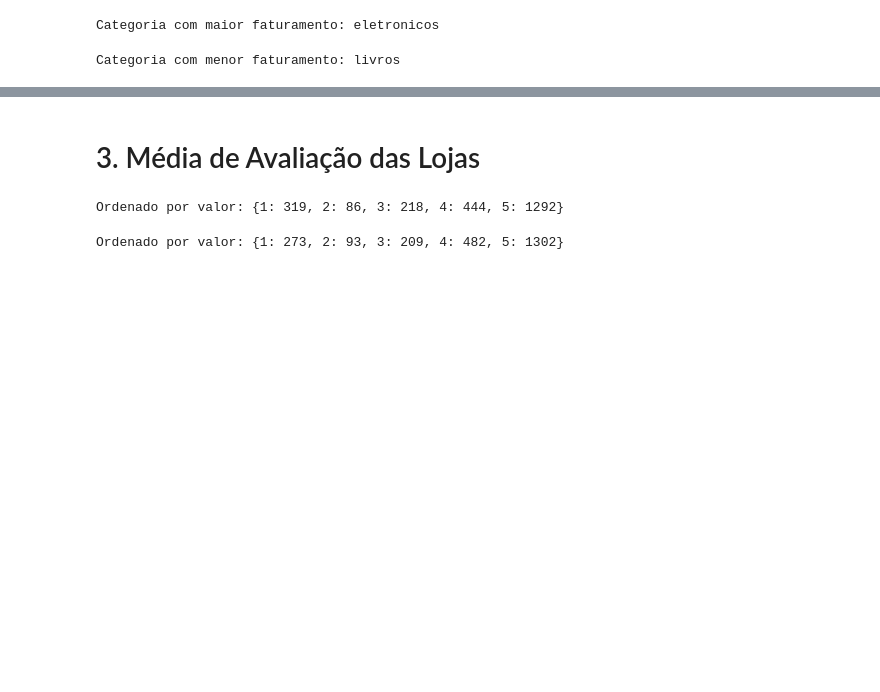
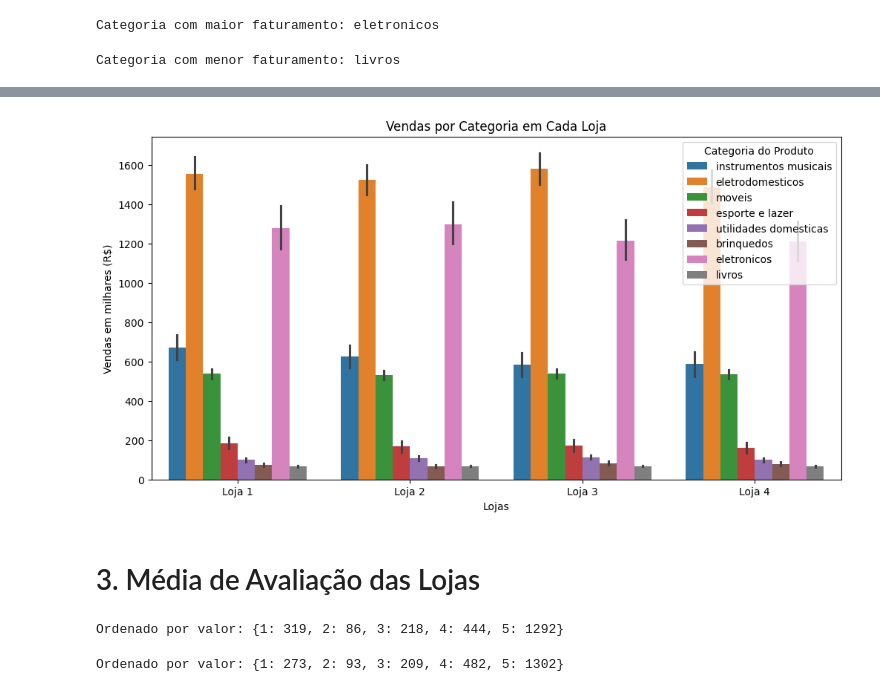
Before and after one commit to sanemar/desafio-ds, a Jupyter notebook: AluraStoreBr.ipynb, the cells around one changed output, grey strips where cells are left out. Saved outputs shown, nothing was run; the diff lists cells and outputs as text; code cells hidden in the pictures; blank space fills up the shorter version.

```diff
--- a/AluraStoreBr.ipynb
+++ b/AluraStoreBr.ipynb
@@ -666,3 +723,29 @@ plt.show()
+# %%
+import seaborn as sns
+
+#Esse gráfico ajuda a entender quais categorias de produtos são mais rentáveis em cada loja, baseando-se em alguns fatores:
+#Faturamento total de cada loja - lojas com maior faturamento são mais lucrativas
+#Quantidade de pedidos por loja - lojas com maior número de pedidos indica uma base de clientes sólida.
+#Ticket médio - o valor médio dos pedidos e tem relação com a lucratividade da loja
+
+# Gráfico de barras: Vendas por Categoria em cada Loja
+
+todas_lojas_df = pd.concat([loja1, loja2, loja3, loja4], ignore_index=True)
+todas_lojas_df['Loja'] = ['Loja 1'] * len(loja1) + ['Loja 2'] * len(loja2) + ['Loja 3'] * len(loja3) + ['Loja 4'] * len(loja4)
+todas_lojas_df['Categoria do Produto'] = todas_lojas_df['Categoria do Produto'].astype('category')
+todas_lojas_df['Loja'] = todas_lojas_df['Loja'].astype('category')
+todas_lojas_df['Categoria do Produto'] = todas_lojas_df['Categoria do Produto'].cat.reorder_categories(categorias_comuns)
+todas_lojas_df['Loja'] = todas_lojas_df['Loja'].cat.reorder_categories(['Loja 1', 'Loja 2', 'Loja 3', 'Loja 4'])
+todas_lojas_df = todas_lojas_df.sort_values(by=['Loja', 'Categoria do Produto'])
+
+plt.figure(figsize=(12, 6))
+sns.barplot(x='Loja', y='Preço', hue='Categoria do Produto', data=todas_lojas_df)
+plt.title('Vendas por Categoria em Cada Loja')
+plt.ylabel('Vendas em milhares (R$)')
+plt.xlabel('Lojas')
+plt.show()
+# %% [output]
+[figure, added]
 # %% [markdown]
 # 3. Média de Avaliação das Lojas
 # %%
```
Also changed, not shown: parts of 24 cells of this notebook.
